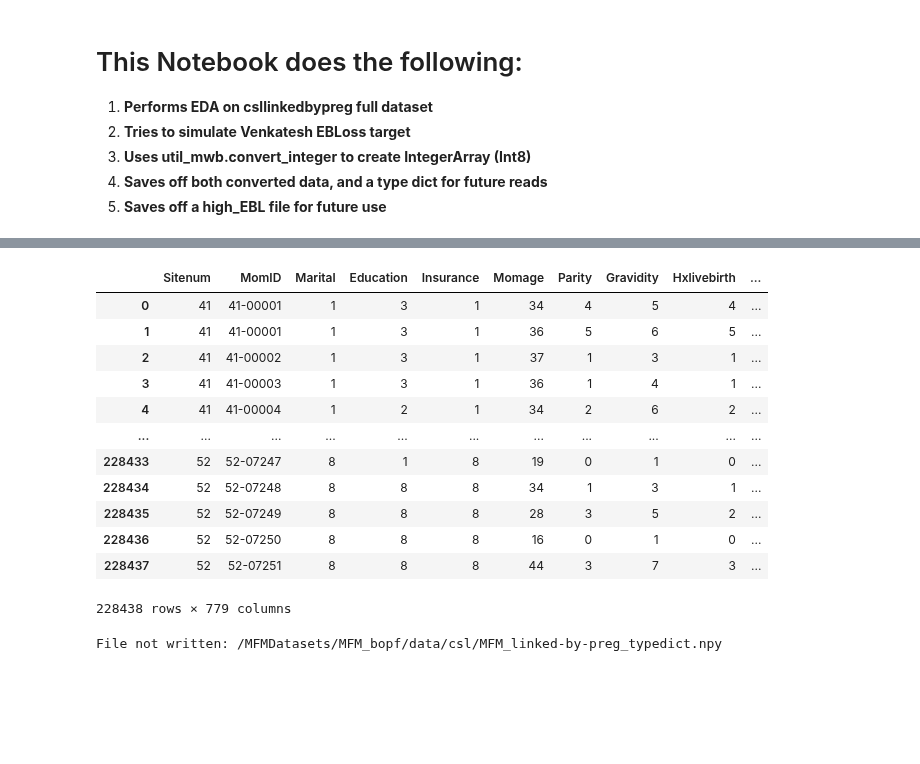
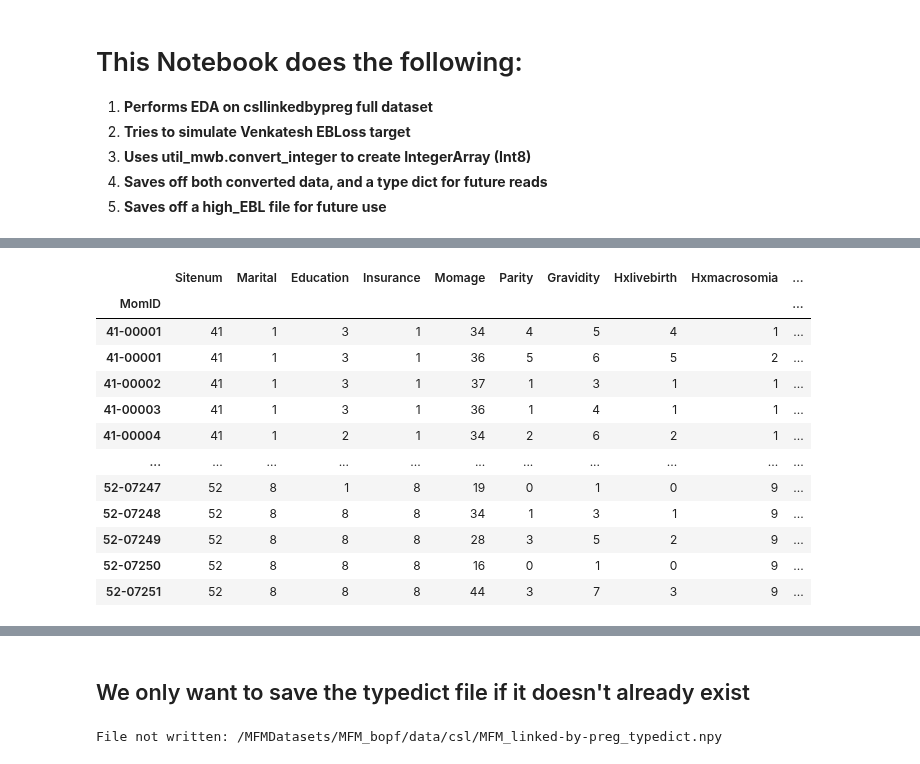
Before and after one commit to lhncbc/MFM_bopf, a Jupyter notebook: src/CSL_linkedByPreg-venkatesh.ipynb, the cells around one changed output, grey strips where cells are left out. Cells and saved outputs as stored; diff of their text form; code cells hidden in the pictures; blank space fills up the shorter version.

```diff
--- a/src/CSL_linkedByPreg-venkatesh.ipynb
+++ b/src/CSL_linkedByPreg-venkatesh.ipynb
@@ -43,5 +66,21 @@ We don't want floats for categoricals just because of NaNs
 # %%
 from util_mwb import convert_integer
-%time all_types = convert_integer(csl_df)
+if not short_cut:
+    print("Converting it integerArrays")
+    %time all_types = convert_integer(csl_df)
+    csl_df.set_index('MomID', inplace=True)
 csl_df
 # %% [output]
+|  | Sitenum | Marital | Education | Insurance | Momage | Parity | Gravidity | Hxlivebirth | Hxmacrosomia | ... |
+| MomID |  |  |  |  |  |  |  |  |  | ... |
+| 41-00001 | 41 | 1 | 3 | 1 | 34 | 4 | 5 | 4 | 1 | ... |
+| 41-00001 | 41 | 1 | 3 | 1 | 36 | 5 | 6 | 5 | 2 | ... |
+| 41-00002 | 41 | 1 | 3 | 1 | 37 | 1 | 3 | 1 | 1 | ... |
+| 41-00003 | 41 | 1 | 3 | 1 | 36 | 1 | 4 | 1 | 1 | ... |
+| 41-00004 | 41 | 1 | 2 | 1 | 34 | 2 | 6 | 2 | 1 | ... |
+| ... | ... | ... | ... | ... | ... | ... | ... | ... | ... | ... |
+| 52-07247 | 52 | 8 | 1 | 8 | 19 | 0 | 1 | 0 | 9 | ... |
+| 52-07248 | 52 | 8 | 8 | 8 | 34 | 1 | 3 | 1 | 9 | ... |
+| 52-07249 | 52 | 8 | 8 | 8 | 28 | 3 | 5 | 2 | 9 | ... |
+| 52-07250 | 52 | 8 | 8 | 8 | 16 | 0 | 1 | 0 | 9 | ... |
+| 52-07251 | 52 | 8 | 8 | 8 | 44 | 3 | 7 | 3 | 9 | ... |
@@ -50,14 +88,3 @@ Wall time: 7min 22s
-|  | Sitenum | MomID | Marital | Education | Insurance | Momage | Parity | Gravidity | Hxlivebirth | ... |
-| 0 | 41 | 41-00001 | 1 | 3 | 1 | 34 | 4 | 5 | 4 | ... |
-| 1 | 41 | 41-00001 | 1 | 3 | 1 | 36 | 5 | 6 | 5 | ... |
-| 2 | 41 | 41-00002 | 1 | 3 | 1 | 37 | 1 | 3 | 1 | ... |
-| 3 | 41 | 41-00003 | 1 | 3 | 1 | 36 | 1 | 4 | 1 | ... |
-| 4 | 41 | 41-00004 | 1 | 2 | 1 | 34 | 2 | 6 | 2 | ... |
-| ... | ... | ... | ... | ... | ... | ... | ... | ... | ... | ... |
-| 228433 | 52 | 52-07247 | 8 | 1 | 8 | 19 | 0 | 1 | 0 | ... |
-| 228434 | 52 | 52-07248 | 8 | 8 | 8 | 34 | 1 | 3 | 1 | ... |
-| 228435 | 52 | 52-07249 | 8 | 8 | 8 | 28 | 3 | 5 | 2 | ... |
-| 228436 | 52 | 52-07250 | 8 | 8 | 8 | 16 | 0 | 1 | 0 | ... |
-| 228437 | 52 | 52-07251 | 8 | 8 | 8 | 44 | 3 | 7 | 3 | ... |
-228438 rows × 779 columns
+# %% [markdown]
+## We only want to save the typedict file if it doesn't already exist
 # %%
```
Also changed, not shown: parts of 19 cells of this notebook, 2 other files.
